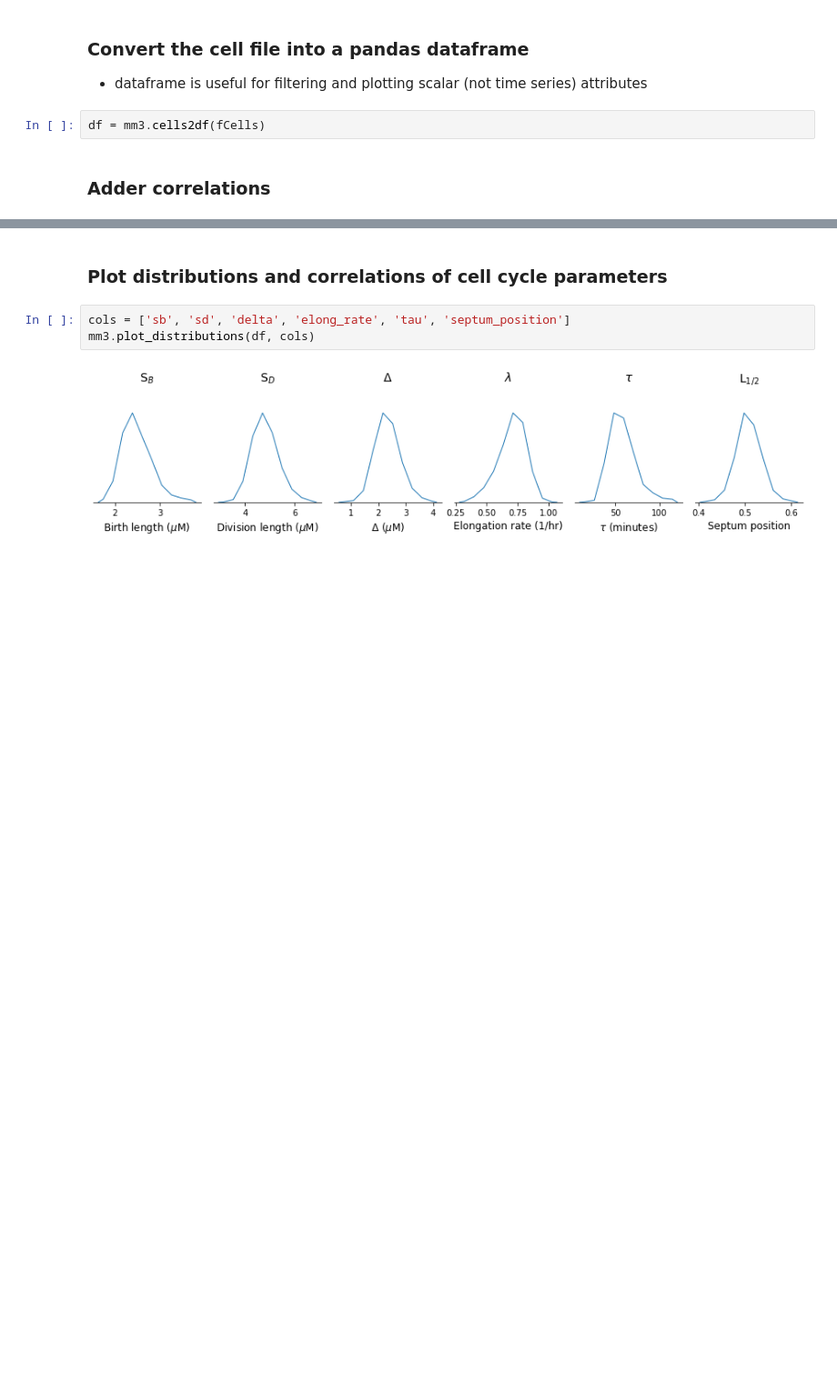
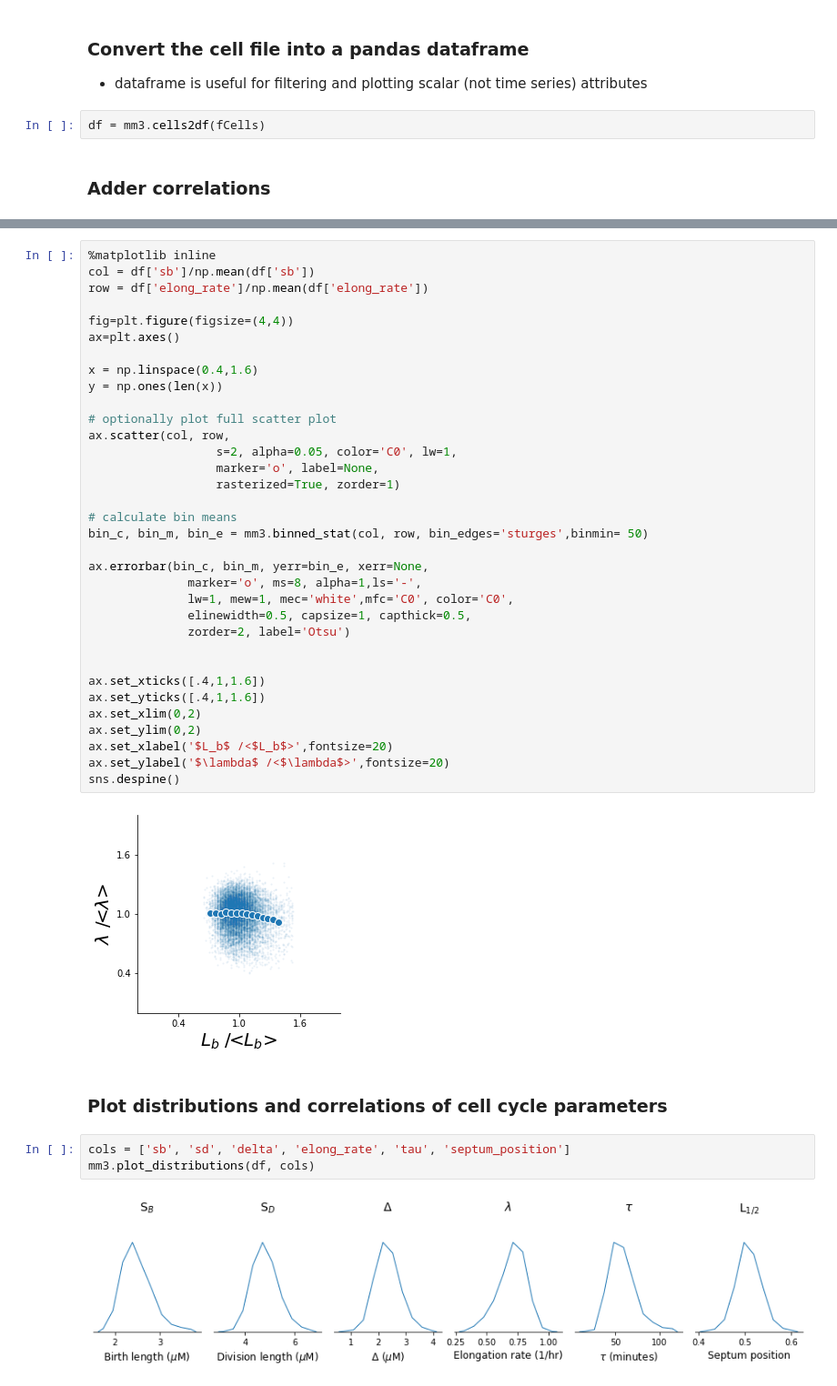
Before and after one commit to junlabucsd/napari-mm3, a Jupyter notebook: notebooks/napari_mm3_analysis_template.ipynb, the cells around one changed output, grey strips where cells are left out. Shown at 91% size. Drawn from its saved outputs; the diff is of its cells as text; blank space fills up the shorter version.

```diff
--- a/notebooks/napari_mm3_analysis_template.ipynb
+++ b/notebooks/napari_mm3_analysis_template.ipynb
@@ -143,3 +177,39 @@ sns.despine()
+# %%
+%matplotlib inline
+col = df['sb']/np.mean(df['sb'])
+row = df['elong_rate']/np.mean(df['elong_rate'])
+
+fig=plt.figure(figsize=(4,4))
+ax=plt.axes()
+
+x = np.linspace(0.4,1.6)
+y = np.ones(len(x))
+
+# optionally plot full scatter plot
+ax.scatter(col, row,
+                  s=2, alpha=0.05, color='C0', lw=1,
+                  marker='o', label=None,
+                  rasterized=True, zorder=1)
+
+# calculate bin means
+bin_c, bin_m, bin_e = mm3.binned_stat(col, row, bin_edges='sturges',binmin= 50)
+
+ax.errorbar(bin_c, bin_m, yerr=bin_e, xerr=None,
+              marker='o', ms=8, alpha=1,ls='-',
+              lw=1, mew=1, mec='white',mfc='C0', color='C0',
+              elinewidth=0.5, capsize=1, capthick=0.5,
+              zorder=2, label='Otsu')
+
+
+ax.set_xticks([.4,1,1.6])
+ax.set_yticks([.4,1,1.6])
+ax.set_xlim(0,2)
+ax.set_ylim(0,2)
+ax.set_xlabel('$L_b$ /<$L_b$>',fontsize=20)
+ax.set_ylabel('$\lambda$ /<$\lambda$>',fontsize=20)
+sns.despine()
+# %% [output]
+[figure, added]
 # %% [markdown]
 ### Plot distributions and correlations of cell cycle parameters
 # %%
```
Also changed, not shown: parts of 4 cells of this notebook, 1 other file.
